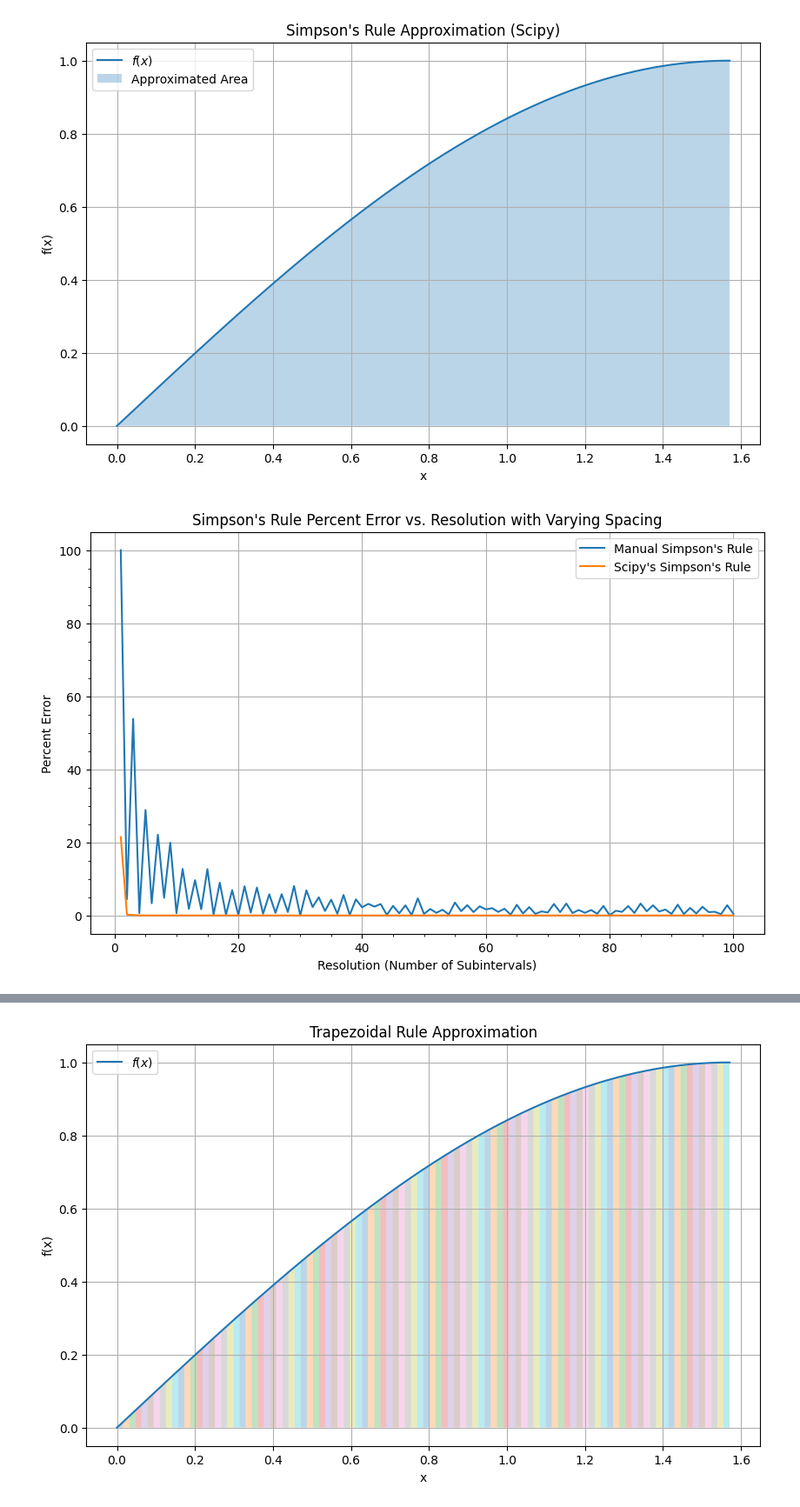
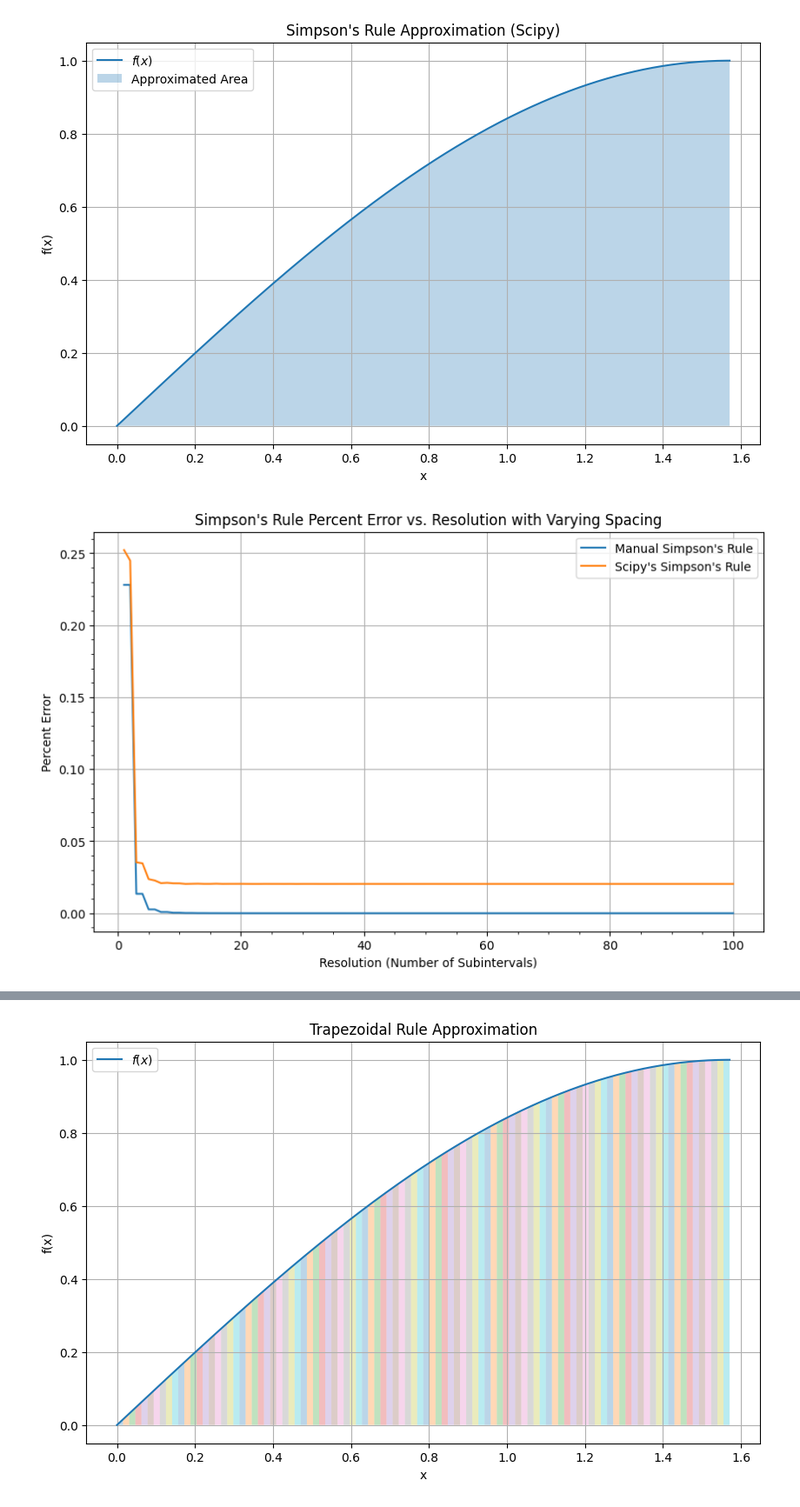
Before and after one commit to aqsnyder/eng_math, a Jupyter notebook: integration_techniques.ipynb, the cells around one changed output, grey strips where cells are left out. Shown at 87% size. Cells and saved outputs as stored; diff of their text form; code cells hidden in the pictures.

```diff
--- a/integration_techniques.ipynb
+++ b/integration_techniques.ipynb
@@ -141,11 +141,11 @@ def simpsons_rule_integration(f, a, b, n, h, plot=False):
     x_values = np.linspace(a, b, n + 1)
 
     #-------------------------------------------------------------------------------------------------------------
-    random_gaps = np.random.uniform(-0.1, 0.1, size=n+1)
-    random_gaps = np.round(random_gaps * 1000) / 1000
-    random_gaps[0], random_gaps[-1] = 0, 0  # Ensure start and end points don't change
-    x_values += random_gaps
-    x_values = np.round(x_values, 3)  # Ensure x_values themselves are rounded to 3 decimal places
+    # random_gaps = np.random.uniform(-0.1, 0.1, size=n+1)
+    # random_gaps = np.round(random_gaps * 1000) / 1000
+    # random_gaps[0], random_gaps[-1] = 0, 0  # Ensure start and end points don't change
+    # x_values += random_gaps
+    # x_values = np.round(x_values, 3)  # Ensure x_values themselves are rounded to 3 decimal places
     #-------------------------------------------------------------------------------------------------------------
 
     # Calculate the function values at the subinterval points
@@ -241,43 +241,47 @@ def graph_simpson_error():
     resolutions = range(1, 101)
 
     for resolution in resolutions:
+        # Ensure even number of subintervals
+        if resolution % 2 != 0:
+            resolution += 1
+
         # Calculate 'h' for each resolution
         h = (b - a) / resolution
 
         # Manual Simpson's Rule
         manual_approximation = simpsons_rule_integration(f, a, b, resolution, h, plot=False)
         manual_percent_error = abs(integral_result - manual_approximation) / integral_result * 100
         manual_percent_errors.append(manual_percent_error)
 
         # # Scipy's Simpson's Rule
         x_values = np.linspace(a, b, resolution + 1)
-        # n = resolution  # Number of subintervals
-        # random_gaps = np.random.uniform(-0.1, 0.1, size=n + 1) # change these numbers to simulate varying independent variable
-        # random_gaps = np.round(random_gaps * 1000) / 1000
-        # random_gaps[0], random_gaps[-1] = 0, 0  # Ensure start and end points don't change
-        # x_values += random_gaps
-        # x_values = np.round(x_values, 3)  # Ensure x_values themselves are rounded to 3 decimal places
+        n = resolution  # Number of subintervals
+        random_gaps = np.random.uniform(-0.001, 0.001, size=n + 1) # change these numbers to simulate varying independent variable
+        random_gaps = np.round(random_gaps * 1000) / 1000
+        random_gaps[0], random_gaps[-1] = 0, 0  # Ensure start and end points don't change
+        x_values += random_gaps
+        x_values = np.round(x_values, 3)  # Ensure x_values themselves are rounded to 3 decimal places
 
         y_values = np.array([f.subs(x, xi) for xi in x_values])
         scipy_approximation = simps(y_values, x_values)
         scipy_percent_error = abs(integral_result - scipy_approximation) / integral_result * 100
         scipy_percent_errors.append(scipy_percent_error)
 
     plt.figure(figsize=(10, 6))
     plt.plot(resolutions, manual_percent_errors, label="Manual Simpson's Rule")
     plt.plot(resolutions, scipy_percent_errors, label="Scipy's Simpson's Rule")
     plt.xlabel('Resolution (Number of Subintervals)')
     plt.ylabel('Percent Error')
     plt.title("Simpson's Rule Percent Error vs. Resolution with Varying Spacing")
     plt.minorticks_on()
     plt.grid(True)
     plt.legend()
     plt.show()
 
 # Call the function to graph the errors
 graph_simpson_error()
 # %% [output]
-[figure, old version]
+[figure, new version]
 # %% [markdown]
 ![image-2.png](attachment:image-2.png)
 # %%
```
Also changed, not shown: parts of 1 cell of this notebook.
